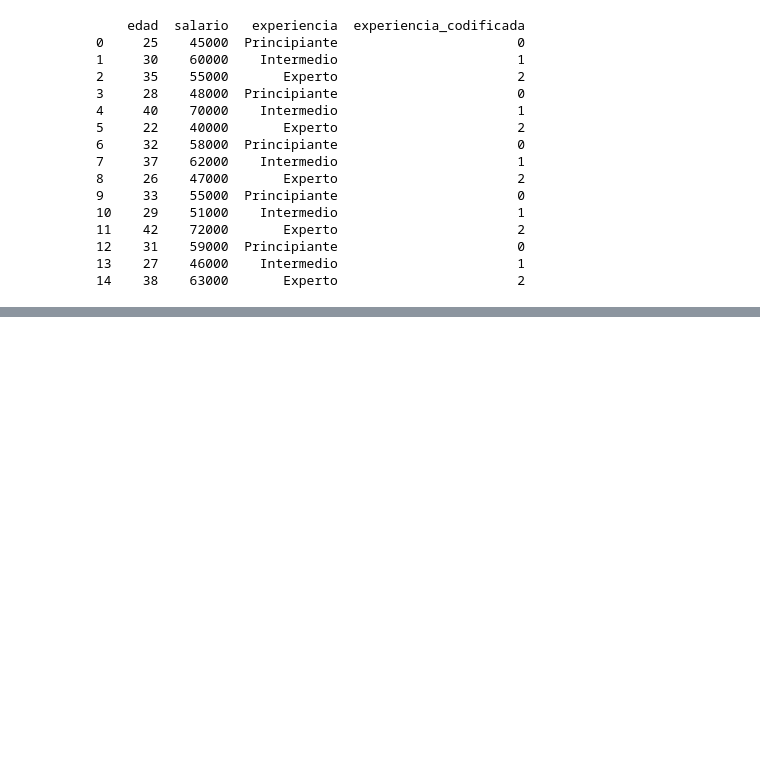
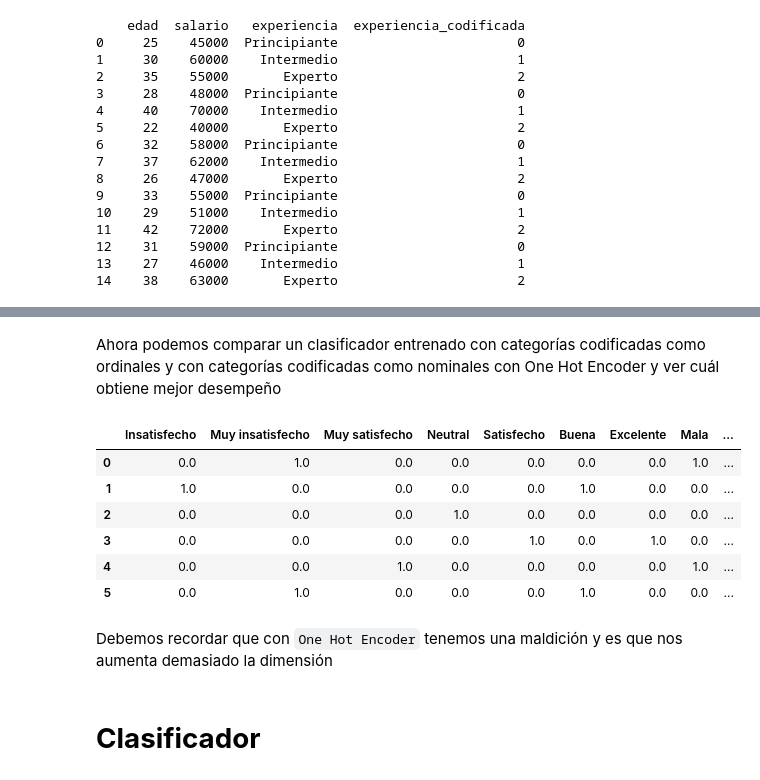
Before and after one commit to ndrsbtncr/My_Projects_ML, a Jupyter notebook: Preprocesamiento de datos/Codificacion_de_variables_categoricas.ipynb, the cells around one changed output, grey strips where cells are left out. Cells and saved outputs as stored; diff of their text form; code cells hidden in the pictures; blank space fills up the shorter version.

Commit message:
Trabajando con categorias nominales y ordinales

```diff
--- a/Preprocesamiento de datos/Codificacion_de_variables_categoricas.ipynb
+++ b/Preprocesamiento de datos/Codificacion_de_variables_categoricas.ipynb
@@ -324,0 +327,20 @@ print(df)
+# %%
+import pandas as pd
+import numpy as np
+
+categorias_servicio = ["Muy insatisfecho", "Insatisfecho",
+                       "Neutral", "Satisfecho", "Muy satisfecho"]
+
+categorias_calidad = ["Mala", "Buena", "Muy buena", "Excelente"]
+
+encuesta = {"servicio" : ["Muy insatisfecho", "Insatisfecho",
+                          "Neutral", "Satisfecho", "Muy satisfecho",
+                          "Muy insatisfecho"],
+
+            "alimentos" : ["Mala", "Buena", "Muy buena",
+                           "Excelente", "Mala", "Buena"]}
+
+# 0: cliente esporádico       1: cliente frecuente
+tipo_cliente = [0, 0, 1, 1, 0, 1]
+
+pd.DataFrame(encuesta)
@@ -324,0 +378,26 @@ print(df)
+# %% [markdown]
+Ahora podemos comparar un clasificador entrenado con categorías codificadas como ordinales y con categorías codificadas como nominales con One Hot Encoder y ver cuál obtiene mejor desempeño
+# %%
+# Con One Hot Encoder quedaría entonces
+from sklearn.preprocessing import OneHotEncoder
+
+datos_one = pd.DataFrame(encuesta)
+
+codificador = OneHotEncoder()
+
+datos_one = pd.DataFrame(codificador.fit_transform(datos_one).toarray(),
+                         columns=np.concatenate(codificador.categories_))
+
+datos_one
+# %% [output]
+|  | Insatisfecho | Muy insatisfecho | Muy satisfecho | Neutral | Satisfecho | Buena | Excelente | Mala | ... |
+| 0 | 0.0 | 1.0 | 0.0 | 0.0 | 0.0 | 0.0 | 0.0 | 1.0 | ... |
+| 1 | 1.0 | 0.0 | 0.0 | 0.0 | 0.0 | 1.0 | 0.0 | 0.0 | ... |
+| 2 | 0.0 | 0.0 | 0.0 | 1.0 | 0.0 | 0.0 | 0.0 | 0.0 | ... |
+| 3 | 0.0 | 0.0 | 0.0 | 0.0 | 1.0 | 0.0 | 1.0 | 0.0 | ... |
+| 4 | 0.0 | 0.0 | 1.0 | 0.0 | 0.0 | 0.0 | 0.0 | 1.0 | ... |
+| 5 | 0.0 | 1.0 | 0.0 | 0.0 | 0.0 | 1.0 | 0.0 | 0.0 | ... |
+# %% [markdown]
+Debemos recordar que con `One Hot Encoder` tenemos una maldición y es que nos aumenta demasiado la dimensión
+# %% [markdown]
+# **Clasificador**
```
Also changed, not shown: parts of 6 cells of this notebook.
